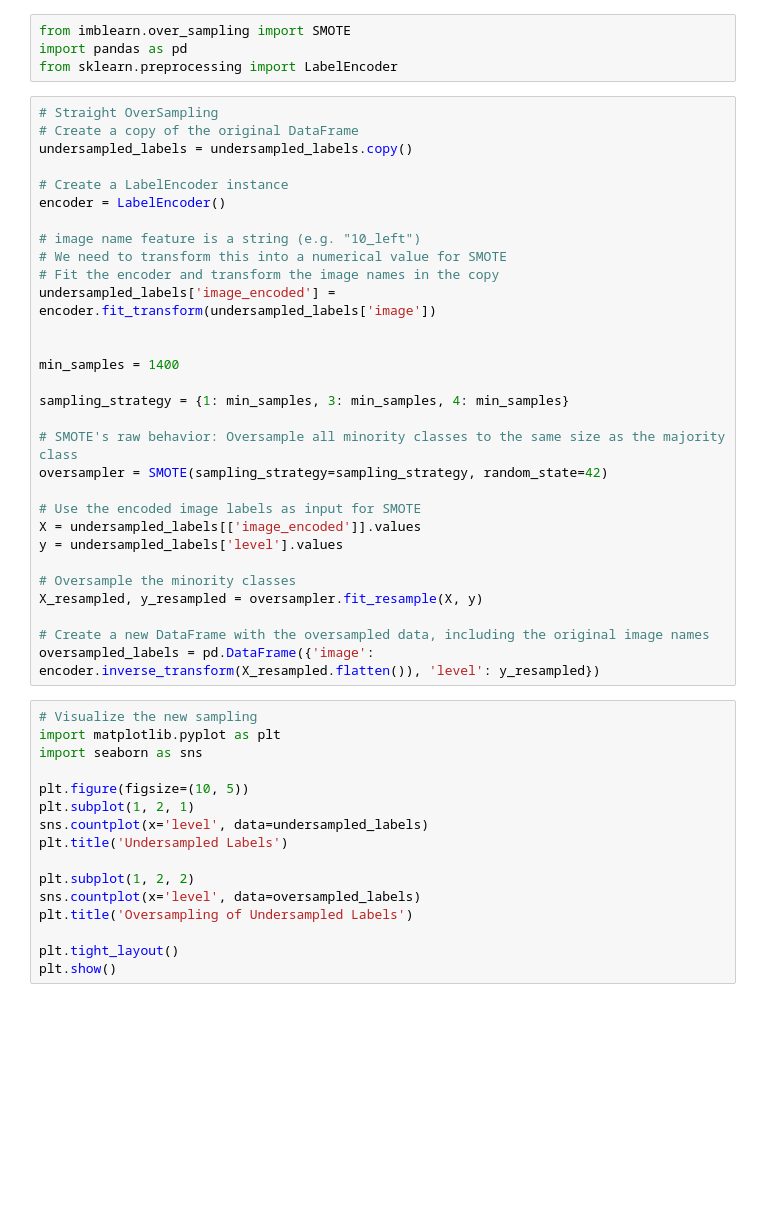
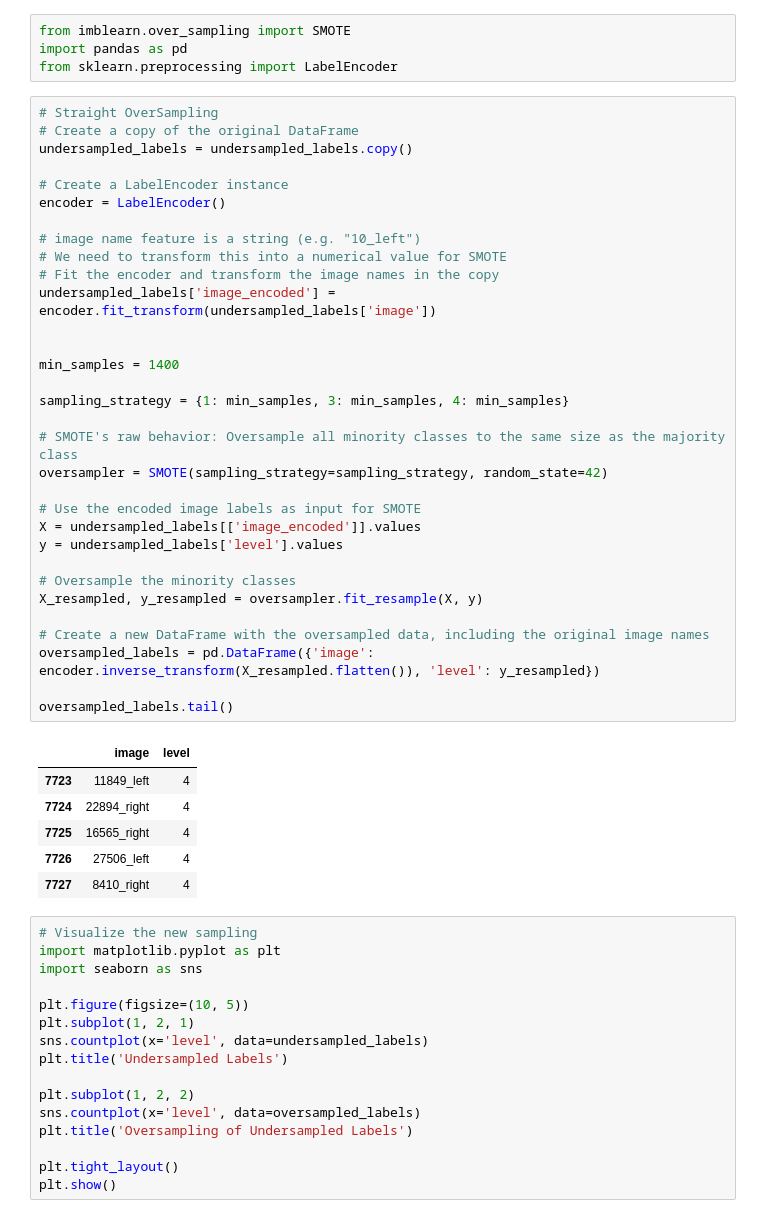
Before and after one commit to nickweda/Diabetic-Retinopathy-Classification, a Jupyter notebook: DR_v7d2.ipynb, the cells around one changed output. Drawn from its saved outputs; the diff is of its cells as text; blank space fills up the shorter version.

```diff
--- a/DR_v7d2.ipynb
+++ b/DR_v7d2.ipynb
@@ -271,33 +280,42 @@ from sklearn.preprocessing import LabelEncoder
 # %%
 # Straight OverSampling
 # Create a copy of the original DataFrame
 undersampled_labels = undersampled_labels.copy()
 
 # Create a LabelEncoder instance
 encoder = LabelEncoder()
 
 # image name feature is a string (e.g. "10_left")
 # We need to transform this into a numerical value for SMOTE
 # Fit the encoder and transform the image names in the copy
 undersampled_labels['image_encoded'] = encoder.fit_transform(undersampled_labels['image'])
 
 
 min_samples = 1400
 
 sampling_strategy = {1: min_samples, 3: min_samples, 4: min_samples}
 
 # SMOTE's raw behavior: Oversample all minority classes to the same size as the majority class
 oversampler = SMOTE(sampling_strategy=sampling_strategy, random_state=42)
 
 # Use the encoded image labels as input for SMOTE
 X = undersampled_labels[['image_encoded']].values
 y = undersampled_labels['level'].values
 
 # Oversample the minority classes
 X_resampled, y_resampled = oversampler.fit_resample(X, y)
 
 # Create a new DataFrame with the oversampled data, including the original image names
 oversampled_labels = pd.DataFrame({'image': encoder.inverse_transform(X_resampled.flatten()), 'level': y_resampled})
+
+oversampled_labels.tail()
+# %% [output]
+|  | image | level |
+| 7723 | 11849_left | 4 |
+| 7724 | 22894_right | 4 |
+| 7725 | 16565_right | 4 |
+| 7726 | 27506_left | 4 |
+| 7727 | 8410_right | 4 |
 # %%
 # Visualize the new sampling
 import matplotlib.pyplot as plt
```
Also changed, not shown: parts of 2 cells of this notebook.
